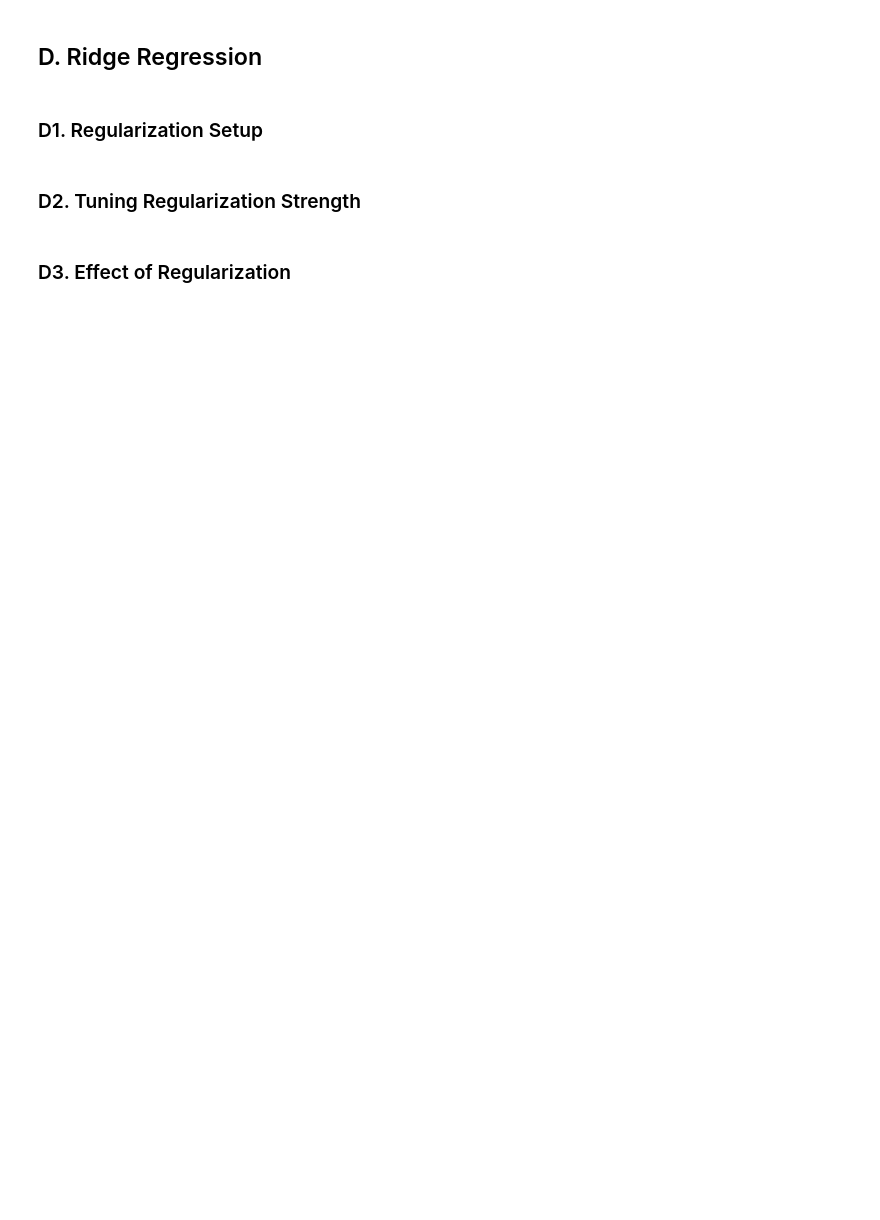
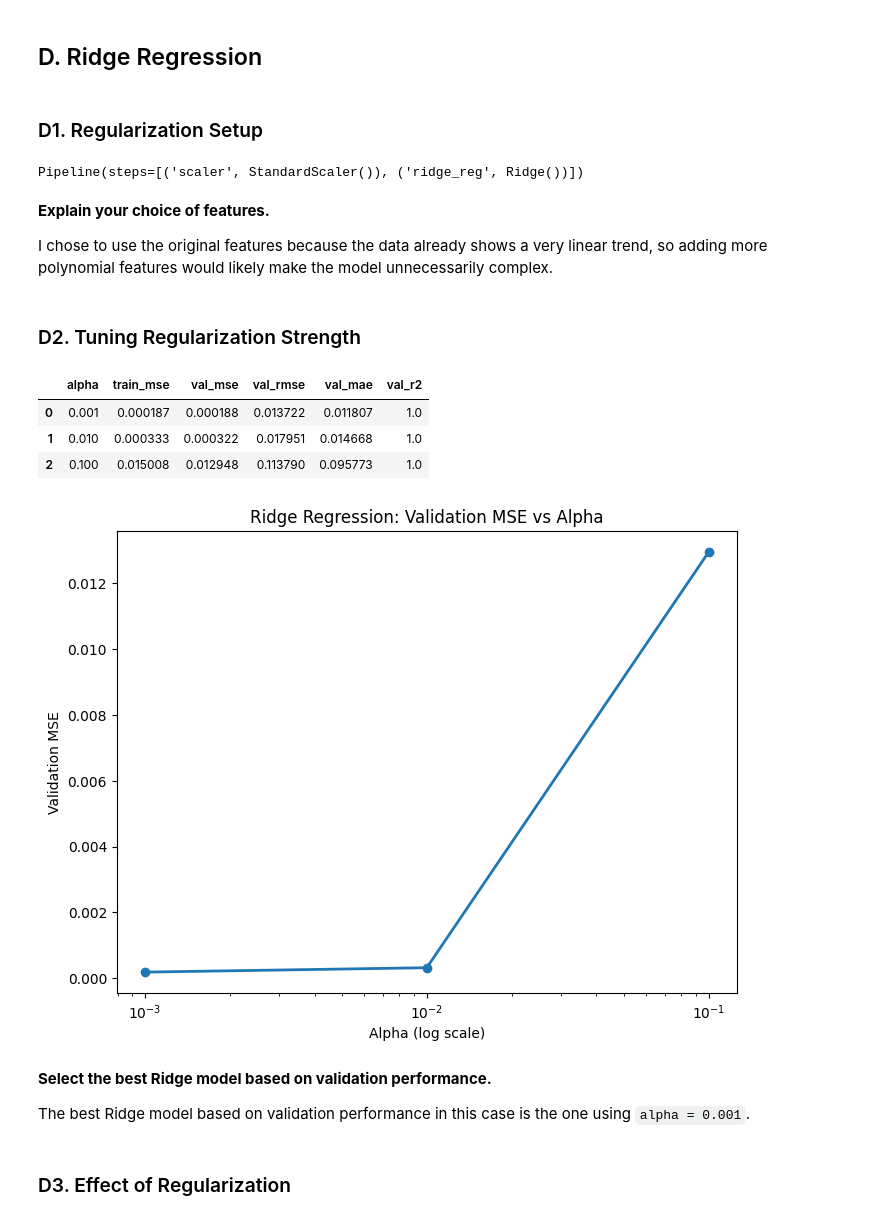
Before and after one commit to Irseora/Data-Science, a Jupyter notebook: Week_9_10.ipynb, the cells around one changed output. Drawn from its saved outputs; the diff is of its cells as text; code cells hidden in the pictures; blank space fills up the shorter version.

```diff
--- a/Week_9_10.ipynb
+++ b/Week_9_10.ipynb
@@ -286,7 +337,74 @@ Choosing 3 degrees seems to overfit a little, while choosing 4 seems to produce
 ## D. Ridge Regression
 # %% [markdown]
 ### D1. Regularization Setup
+# %%
+from sklearn.linear_model import Ridge
+
+ridge_reg_pipeline = Pipeline([
+    ('scaler', StandardScaler()),
+    ('ridge_reg', Ridge(alpha = 1.0))
+])
+ridge_reg_pipeline.fit(X_train, y_train)
+# %% [output]
+Pipeline(steps=[('scaler', StandardScaler()), ('ridge_reg', Ridge())])
+# %% [markdown]
+**Explain your choice of features.**
+
+I chose to use the original features because the data already shows a very linear trend, so adding more polynomial features would likely make the model unnecessarily complex.
 # %% [markdown]
 ### D2. Tuning Regularization Strength
+# %%
+def report_ridge_reg(alpha = 1.0):
+    ridge_reg_pipeline = Pipeline([
+        ('scaler', StandardScaler()),
+        ('ridge_reg', Ridge(alpha = alpha))
+    ])
+    ridge_reg_pipeline.fit(X_train, y_train)
+
+    ridge_reg_results = {
+        "alpha": alpha,
+        "train_mse": mean_squared_error(y_train, ridge_reg_pipeline.predict(X_train)),
+        "val_mse": mean_squared_error(y_val, ridge_reg_pipeline.predict(X_val)),
+        "val_rmse": np.sqrt(mean_squared_error(y_val, ridge_reg_pipeline.predict(X_val))),
+        "val_mae": mean_absolute_error(y_val, ridge_reg_pipeline.predict(X_val)),
+        "val_r2": r2_score(y_val, ridge_reg_pipeline.predict(X_val))
+    }
+
+    return ridge_reg_results
+
+all_ridge_results = []
+for alpha in [0.001, 0.01, 0.1]:
+    results = report_ridge_reg(alpha)
+    all_ridge_results.append(results)
+
+ridge_table = pd.DataFrame(all_ridge_results)
+ridge_table
+# %% [output]
+|  | alpha | train_mse | val_mse | val_rmse | val_mae | val_r2 |
+| 0 | 0.001 | 0.000187 | 0.000188 | 0.013722 | 0.011807 | 1.0 |
+| 1 | 0.010 | 0.000333 | 0.000322 | 0.017951 | 0.014668 | 1.0 |
+| 2 | 0.100 | 0.015008 | 0.012948 | 0.113790 | 0.095773 | 1.0 |
+# %%
+# Create a plot showing validation performance versus alpha.
+plt.figure(figsize = (8, 6))
+plt.plot(
+    ridge_table["alpha"],
+    ridge_table["val_mse"],
+    marker = 'o',
+    label = 'Validation MSE',
+    linewidth = 2
+)
+
+plt.xscale('log')
+plt.xlabel("Alpha (log scale)")
+plt.ylabel("Validation MSE")
+plt.title("Ridge Regression: Validation MSE vs Alpha")
+plt.show()
+# %% [output]
+[figure, added]
+# %% [markdown]
+**Select the best Ridge model based on validation performance.**
+
+The best Ridge model based on validation performance in this case is the one using `alpha = 0.001`.
 # %% [markdown]
 ### D3. Effect of Regularization
```
Also changed, not shown: parts of 21 cells of this notebook.
